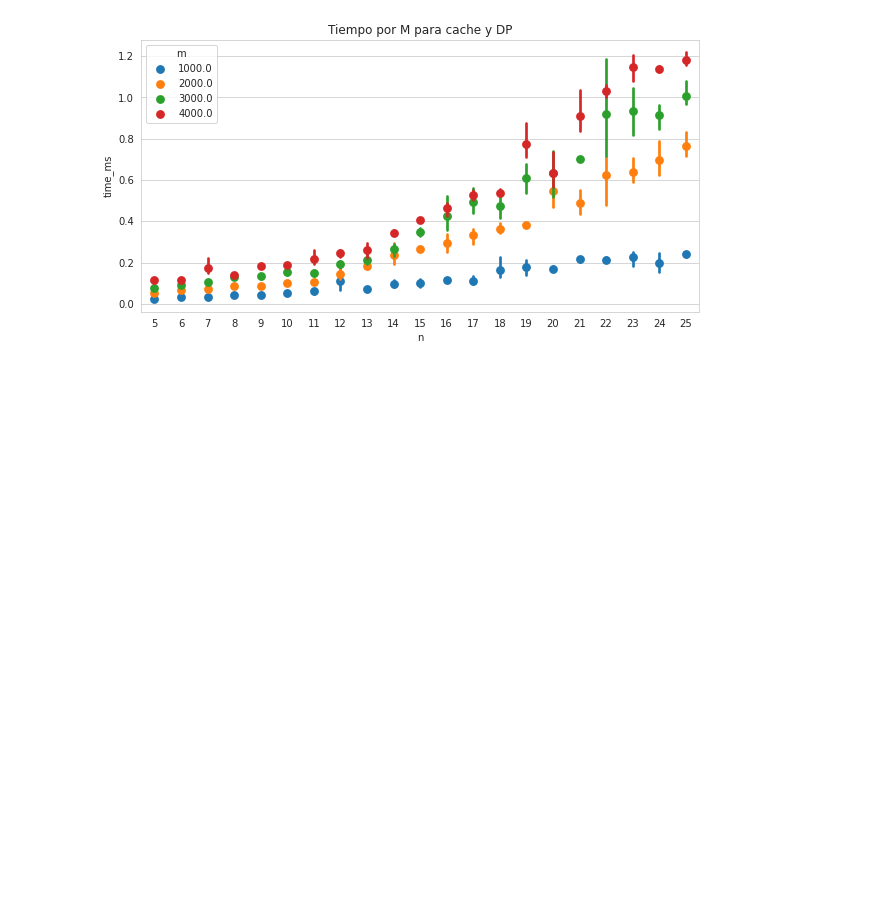
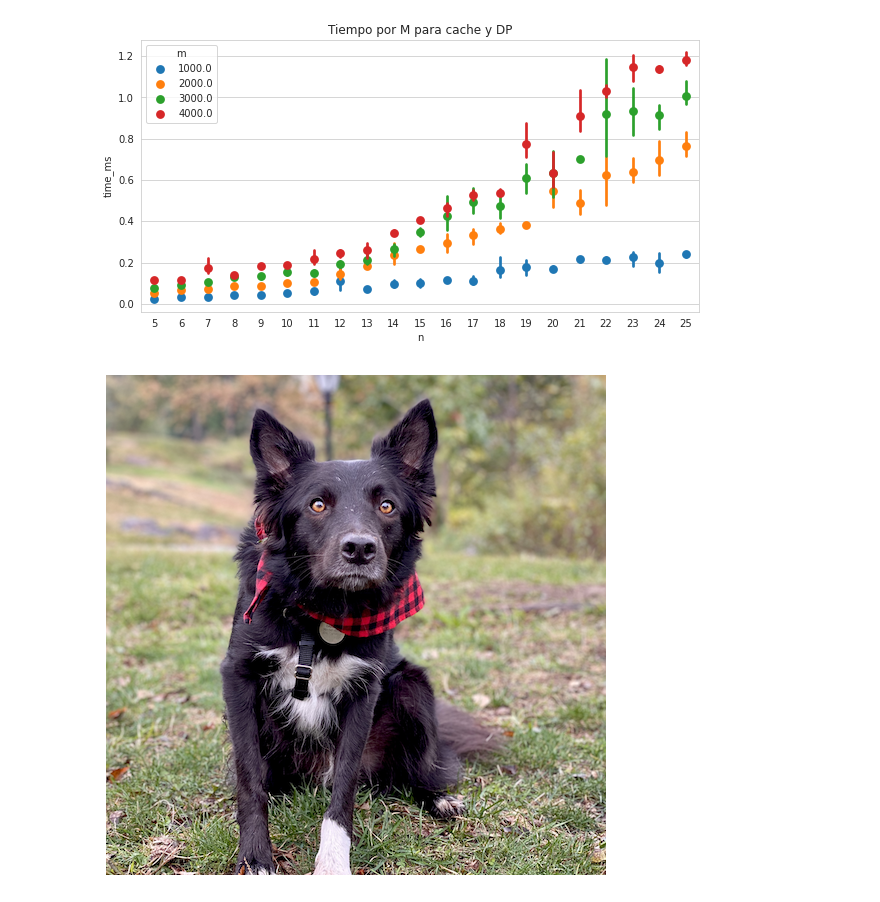
Before and after one commit to mnPanic/algo3-tp1, a Jupyter notebook: jupyter/analisis.ipynb, the cells around one changed output. Saved outputs shown, nothing was run; the diff lists cells and outputs as text; code cells hidden in the pictures; blank space fills up the shorter version.

```diff
--- a/jupyter/analisis.ipynb
+++ b/jupyter/analisis.ipynb
@@ -321,3 +321,8 @@ fig.set_title("Tiempo por M para cache y DP")
 plt.savefig("img/cache-m.svg");
 # %% [output]
 [figure]
+# %%
+## Plot mas importante, recordar ponerlo en el informe.
+sns.dogplot()
+# %% [output]
+[figure, added]
```
Also changed, not shown: 2 other files.
